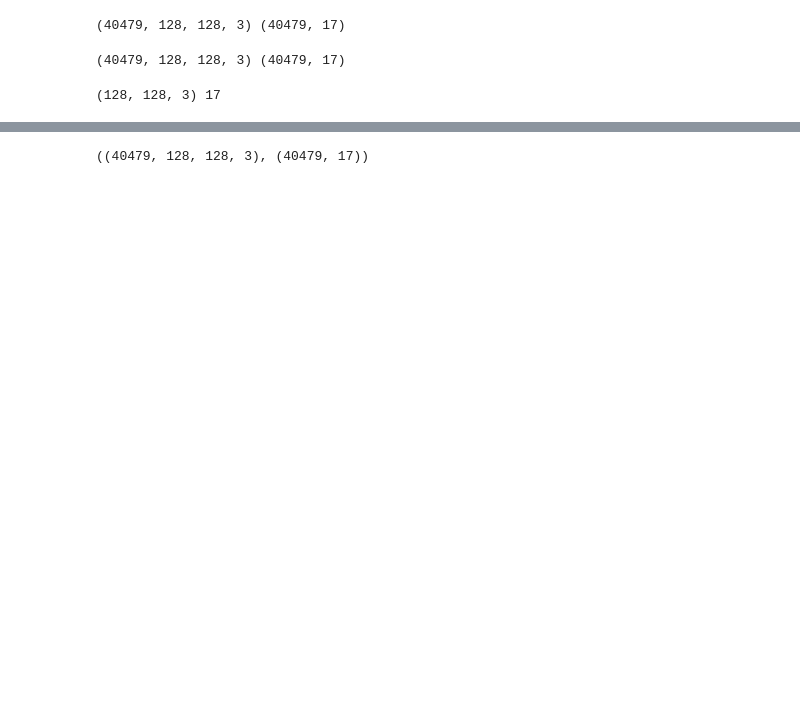
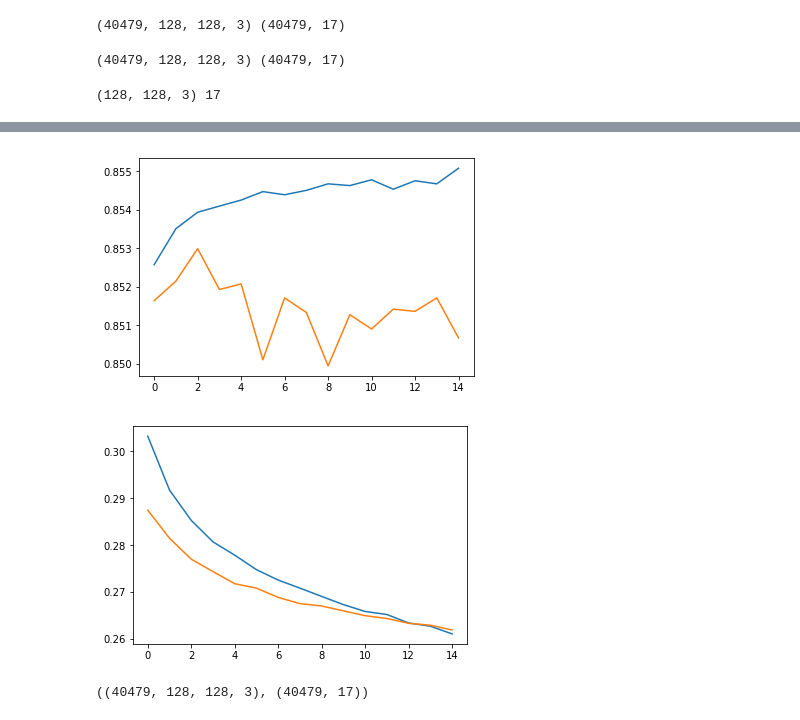
Before and after one commit to SorokinV/Kaggle-2017-04-Brazil-Amazon, a Jupyter notebook: Jupyter-Net/a-basin-V4-Xception.ipynb, the cells around one changed output, grey strips where cells are left out. Saved outputs shown, nothing was run; the diff lists cells and outputs as text; code cells hidden in the pictures; blank space fills up the shorter version.

```diff
--- a/Jupyter-Net/a-basin-V4-Xception.ipynb
+++ b/Jupyter-Net/a-basin-V4-Xception.ipynb
@@ -413,3 +403,11 @@ Epoch 00049: acc improved from 0.85400 to 0.85419, saving model to ../Temp/Temp/
+# %%
+sgd.get_config(); hist1.history
+plt.plot(hist1.history['acc']); plt.plot(hist1.history['val_acc']); plt.show()
+plt.plot(hist1.history['loss']); plt.plot(hist1.history['val_loss']); plt.show()
+#hist1.history
+# %% [output]
+[figure, added]
+[figure, added]
 # %%
 trX.shape, trY.shape
 # %% [output]
```
Also changed, not shown: parts of 16 cells of this notebook, 1 other file.
